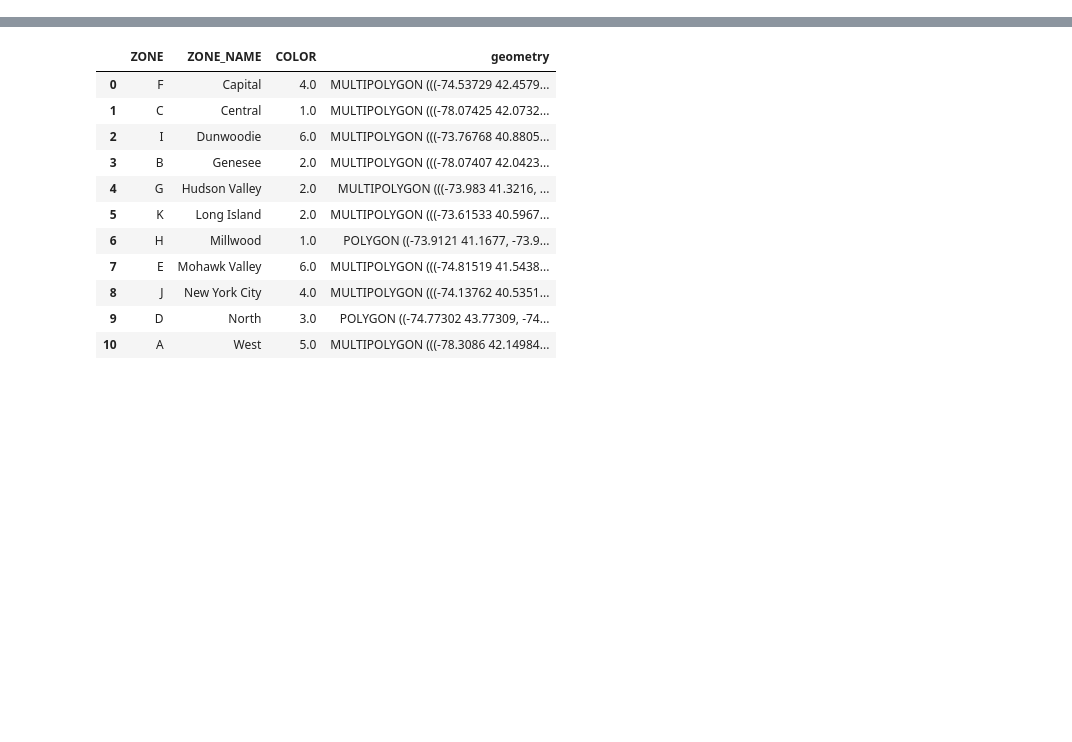
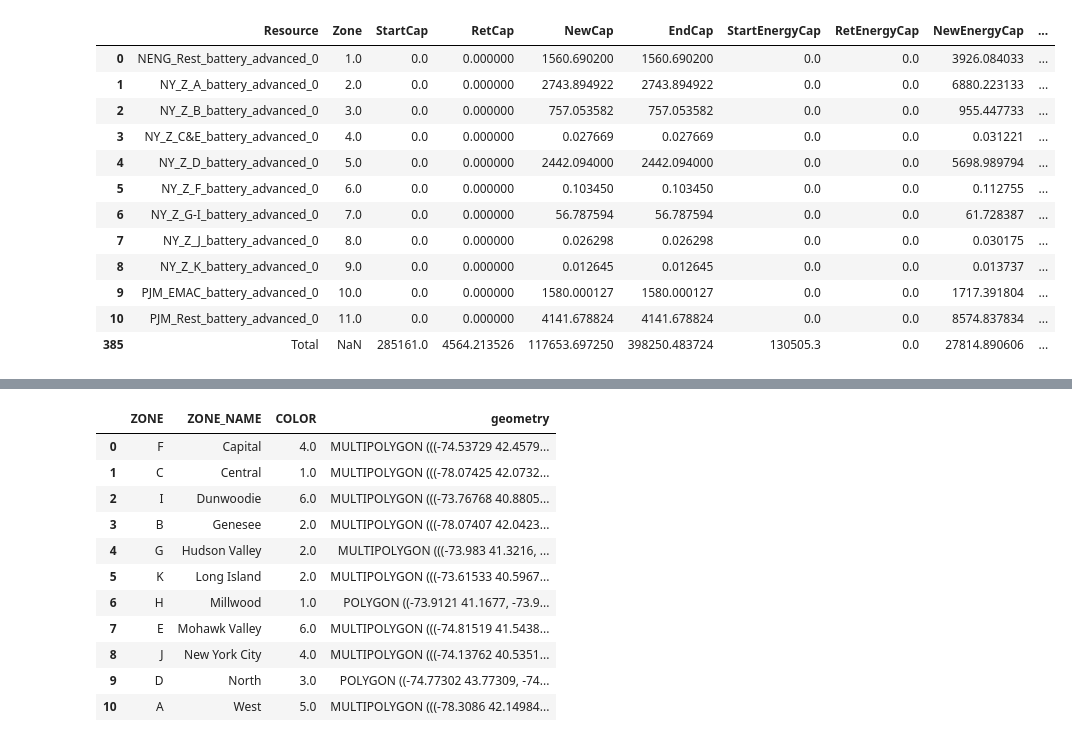
Before and after one commit to reyli4/acorn-julia, a Jupyter notebook: sandbox_python.ipynb, the cells around one changed output, grey strips where cells are left out. Saved outputs shown, nothing was run; the diff lists cells and outputs as text; code cells hidden in the pictures; blank space fills up the shorter version.

```diff
--- a/sandbox_python.ipynb
+++ b/sandbox_python.ipynb
@@ -4,0 +5,23 @@ ModuleNotFoundError: No module named 'salem'
+# %%
+# Read all
+df_genX = pd.read_csv('./data/genX/capacity_Low_RE_High_Elec.csv')
+df_genX_gen = pd.read_csv('./data/genX/genX_generators.csv')
+df_genprop_bo = pd.read_csv('./data/grid/gen_prop_boyuan.csv')
+df_genprop_elnaz = pd.read_csv('./data/grid/gen_prop_kabir_2024.csv')
+df_genprop_viv = pd.read_csv('./data/grid/gen_prop_liu_etal_2024.csv')
+# %%
+df_genX.drop_duplicates(subset=['Zone'])
+# %% [output]
+|  | Resource | Zone | StartCap | RetCap | NewCap | EndCap | StartEnergyCap | RetEnergyCap | NewEnergyCap | ... |
+| 0 | NENG_Rest_battery_advanced_0 | 1.0 | 0.0 | 0.000000 | 1560.690200 | 1560.690200 | 0.0 | 0.0 | 3926.084033 | ... |
+| 1 | NY_Z_A_battery_advanced_0 | 2.0 | 0.0 | 0.000000 | 2743.894922 | 2743.894922 | 0.0 | 0.0 | 6880.223133 | ... |
+| 2 | NY_Z_B_battery_advanced_0 | 3.0 | 0.0 | 0.000000 | 757.053582 | 757.053582 | 0.0 | 0.0 | 955.447733 | ... |
+| 3 | NY_Z_C&E_battery_advanced_0 | 4.0 | 0.0 | 0.000000 | 0.027669 | 0.027669 | 0.0 | 0.0 | 0.031221 | ... |
+| 4 | NY_Z_D_battery_advanced_0 | 5.0 | 0.0 | 0.000000 | 2442.094000 | 2442.094000 | 0.0 | 0.0 | 5698.989794 | ... |
+| 5 | NY_Z_F_battery_advanced_0 | 6.0 | 0.0 | 0.000000 | 0.103450 | 0.103450 | 0.0 | 0.0 | 0.112755 | ... |
+| 6 | NY_Z_G-I_battery_advanced_0 | 7.0 | 0.0 | 0.000000 | 56.787594 | 56.787594 | 0.0 | 0.0 | 61.728387 | ... |
+| 7 | NY_Z_J_battery_advanced_0 | 8.0 | 0.0 | 0.000000 | 0.026298 | 0.026298 | 0.0 | 0.0 | 0.030175 | ... |
+| 8 | NY_Z_K_battery_advanced_0 | 9.0 | 0.0 | 0.000000 | 0.012645 | 0.012645 | 0.0 | 0.0 | 0.013737 | ... |
+| 9 | PJM_EMAC_battery_advanced_0 | 10.0 | 0.0 | 0.000000 | 1580.000127 | 1580.000127 | 0.0 | 0.0 | 1717.391804 | ... |
+| 10 | PJM_Rest_battery_advanced_0 | 11.0 | 0.0 | 0.000000 | 4141.678824 | 4141.678824 | 0.0 | 0.0 | 8574.837834 | ... |
+| 385 | Total | NaN | 285161.0 | 4564.213526 | 117653.697250 | 398250.483724 | 130505.3 | 0.0 | 27814.890606 | ... |
```
Also changed, not shown: parts of 14 cells of this notebook, 13 other files.
